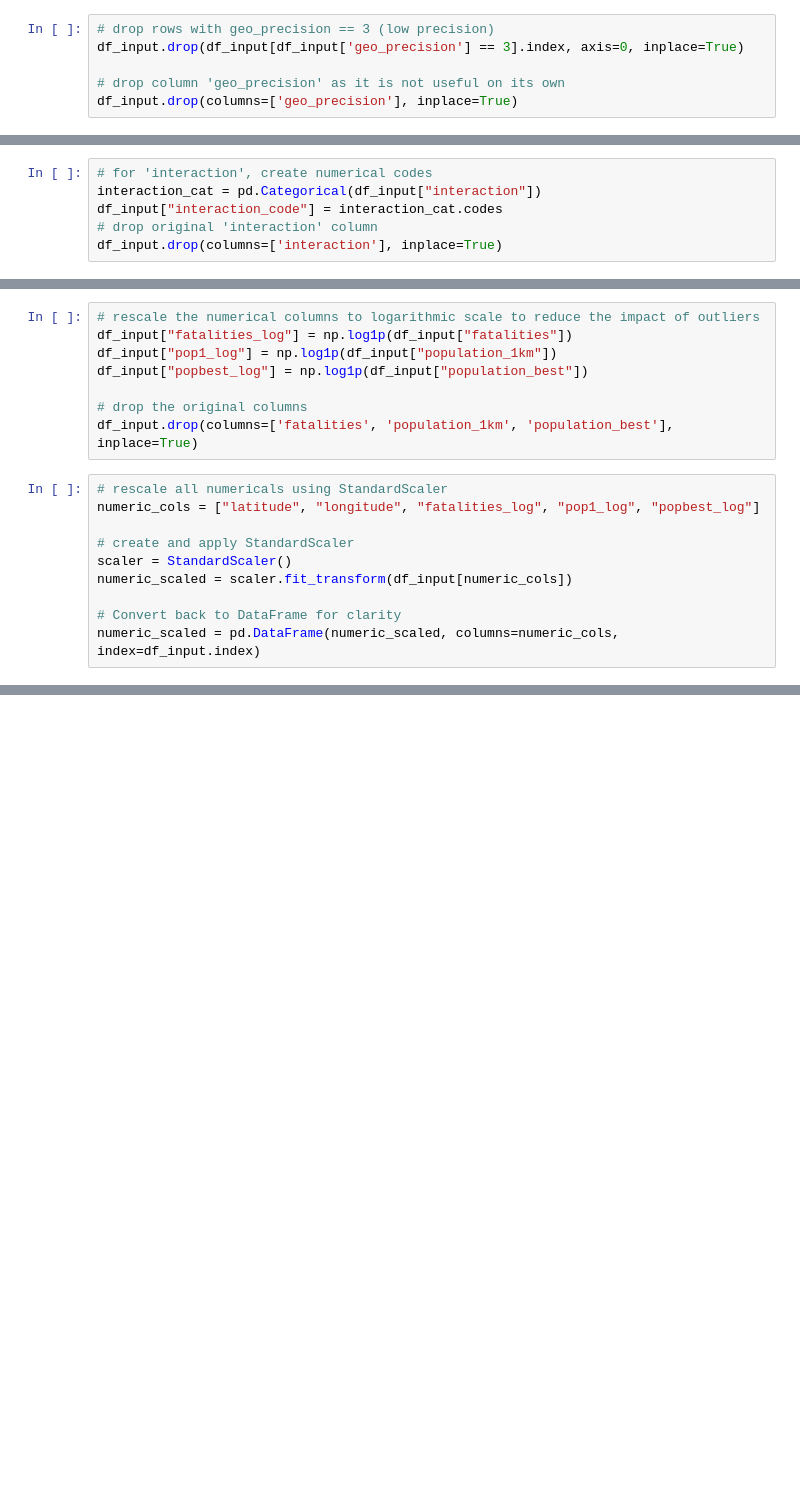
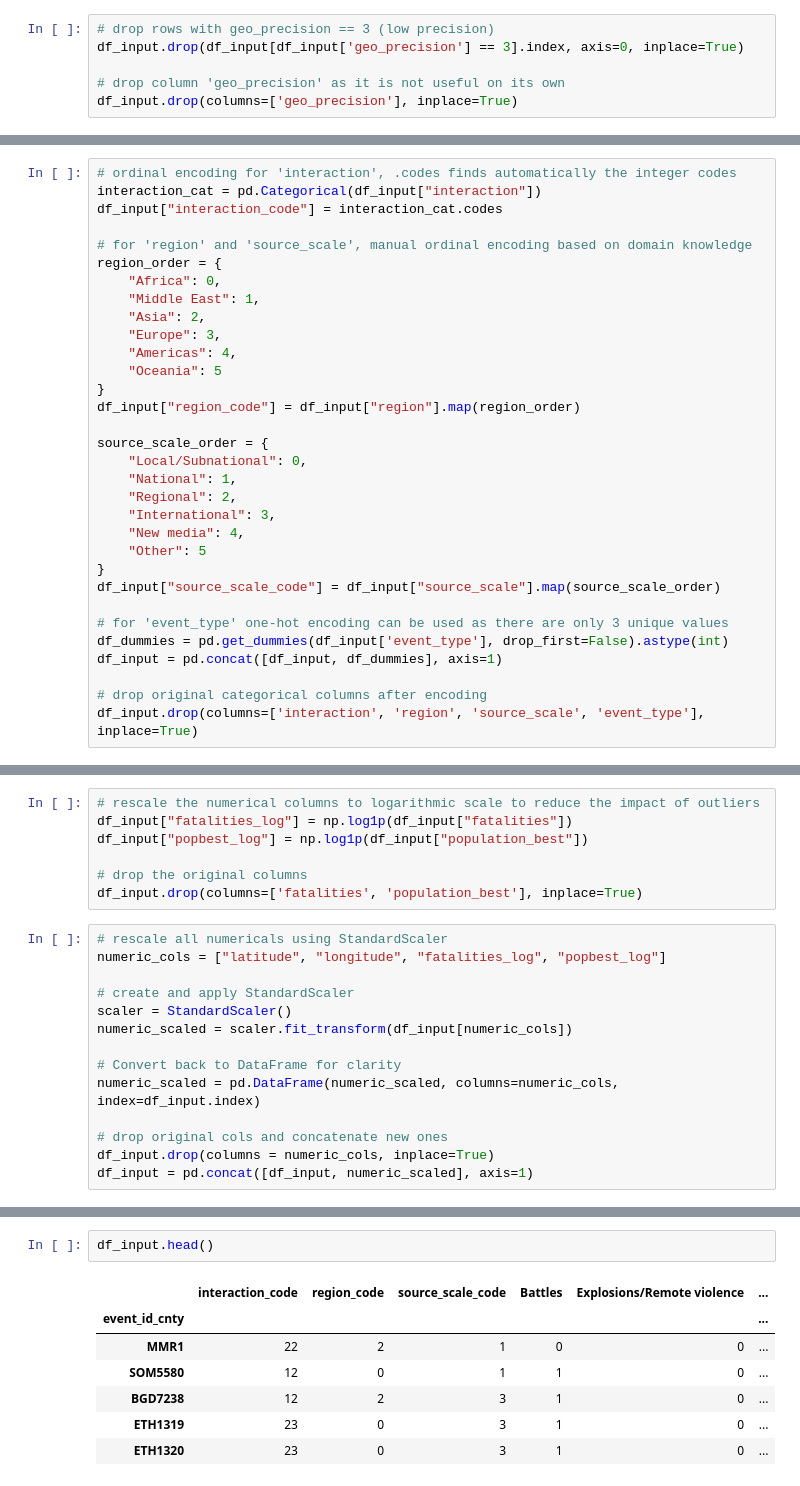
Before and after one commit to CoMa95/Armed-Conflict-Analytics, a Jupyter notebook: notebooks/02_cleaning_engineering.ipynb, the cells around one changed output, grey strips where cells are left out. Drawn from its saved outputs; the diff is of its cells as text; blank space fills up the shorter version.

```diff
--- a/notebooks/02_cleaning_engineering.ipynb
+++ b/notebooks/02_cleaning_engineering.ipynb
@@ -359,6 +360,32 @@ As such:
 # %%
-# for 'interaction', create numerical codes
+# ordinal encoding for 'interaction', .codes finds automatically the integer codes
 interaction_cat = pd.Categorical(df_input["interaction"])
 df_input["interaction_code"] = interaction_cat.codes
-# drop original 'interaction' column
-df_input.drop(columns=['interaction'], inplace=True)
+
+# for 'region' and 'source_scale', manual ordinal encoding based on domain knowledge
+region_order = {
+    "Africa": 0,
+    "Middle East": 1,
+    "Asia": 2,
+    "Europe": 3,
+    "Americas": 4,
+    "Oceania": 5
+}
+df_input["region_code"] = df_input["region"].map(region_order)
+
+source_scale_order = {
+    "Local/Subnational": 0,
+    "National": 1,
+    "Regional": 2,
+    "International": 3,
+    "New media": 4,
+    "Other": 5
+}
+df_input["source_scale_code"] = df_input["source_scale"].map(source_scale_order)
+
+# for 'event_type' one-hot encoding can be used as there are only 3 unique values
+df_dummies = pd.get_dummies(df_input['event_type'], drop_first=False).astype(int)
+df_input = pd.concat([df_input, df_dummies], axis=1)
+
+# drop original categorical columns after encoding
+df_input.drop(columns=['interaction', 'region', 'source_scale', 'event_type'], inplace=True)
@@ -384,14 +392,13 @@ df_dummies = pd.get_dummies(df_input[categorical_cols], drop_first=False).astype
 # %%
 # rescale the numerical columns to logarithmic scale to reduce the impact of outliers
 df_input["fatalities_log"] = np.log1p(df_input["fatalities"])
-df_input["pop1_log"] = np.log1p(df_input["population_1km"])
 df_input["popbest_log"] = np.log1p(df_input["population_best"])
 
 # drop the original columns
-df_input.drop(columns=['fatalities', 'population_1km', 'population_best'], inplace=True)
+df_input.drop(columns=['fatalities', 'population_best'], inplace=True)
 # %%
 # rescale all numericals using StandardScaler
-numeric_cols = ["latitude", "longitude", "fatalities_log", "pop1_log", "popbest_log"]
+numeric_cols = ["latitude", "longitude", "fatalities_log", "popbest_log"]
 
 # create and apply StandardScaler
 scaler = StandardScaler()
@@ -399,3 +406,7 @@ numeric_scaled = scaler.fit_transform(df_input[numeric_cols])
 
 # Convert back to DataFrame for clarity
 numeric_scaled = pd.DataFrame(numeric_scaled, columns=numeric_cols, index=df_input.index)
+
+# drop original cols and concatenate new ones
+df_input.drop(columns = numeric_cols, inplace=True)
+df_input = pd.concat([df_input, numeric_scaled], axis=1)
@@ -416,2 +413,12 @@ X.head()
+# %%
+df_input.head()
+# %% [output]
+|  | interaction_code | region_code | source_scale_code | Battles | Explosions/Remote violence | ... |
+| event_id_cnty |  |  |  |  |  | ... |
+| MMR1 | 22 | 2 | 1 | 0 | 0 | ... |
+| SOM5580 | 12 | 0 | 1 | 1 | 0 | ... |
+| BGD7238 | 12 | 2 | 3 | 1 | 0 | ... |
+| ETH1319 | 23 | 0 | 3 | 1 | 0 | ... |
+| ETH1320 | 23 | 0 | 3 | 1 | 0 | ... |
 # %%
 # save feature set
```
Also changed, not shown: parts of 13 cells of this notebook.
